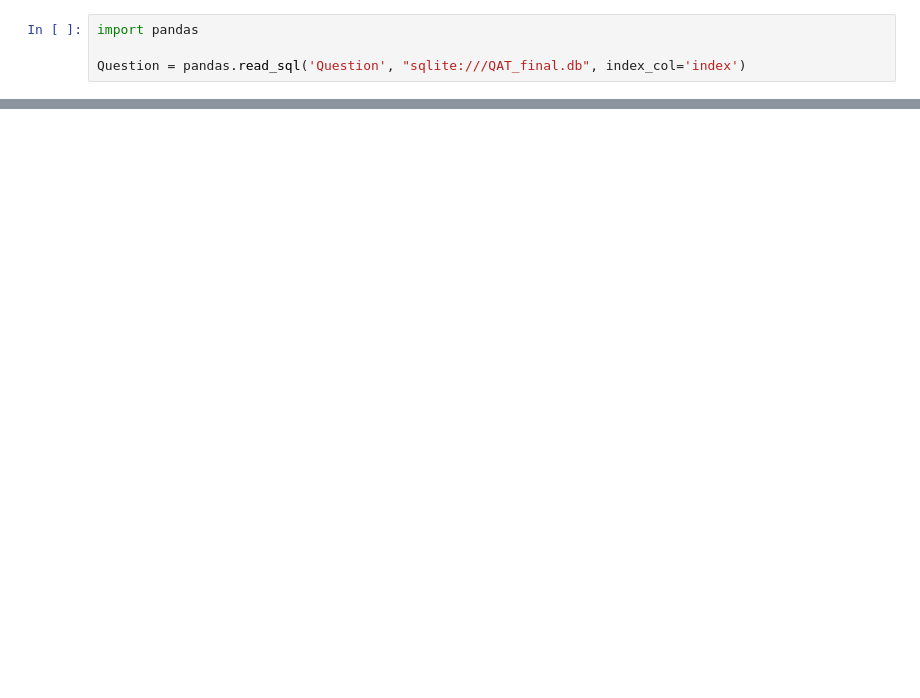
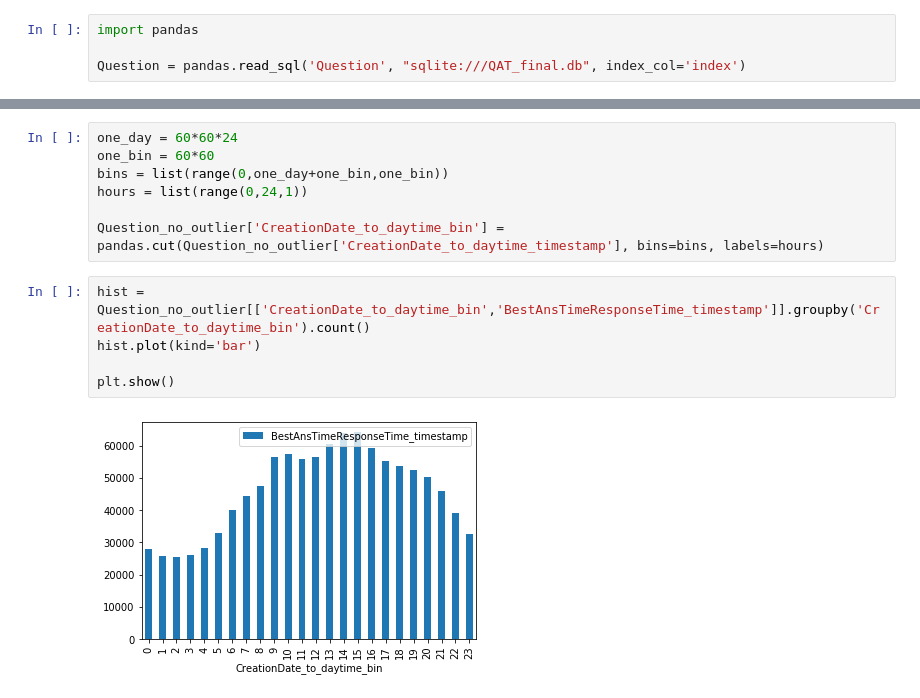
Before and after one commit to Ronaldzzzzz/StackOverflow-QA-Analysis, a Jupyter notebook: 2_term_proj_.ipynb, the cells around one changed output, grey strips where cells are left out. Drawn from its saved outputs; the diff is of its cells as text; blank space fills up the shorter version.

```diff
--- a/2_term_proj_.ipynb
+++ b/2_term_proj_.ipynb
@@ -50,0 +45,14 @@ AttributeError: 'datetime.time' object has no attribute 'toordinal'
+# %%
+one_day = 60*60*24
+one_bin = 60*60
+bins = list(range(0,one_day+one_bin,one_bin))
+hours = list(range(0,24,1))
+
+Question_no_outlier['CreationDate_to_daytime_bin'] = pandas.cut(Question_no_outlier['CreationDate_to_daytime_timestamp'], bins=bins, labels=hours)
+# %%
+hist = Question_no_outlier[['CreationDate_to_daytime_bin','BestAnsTimeResponseTime_timestamp']].groupby('CreationDate_to_daytime_bin').count()
+hist.plot(kind='bar')
+
+plt.show()
+# %% [output]
+[figure, added]
```
Also changed, not shown: parts of 11 cells of this notebook, 2 other files.
